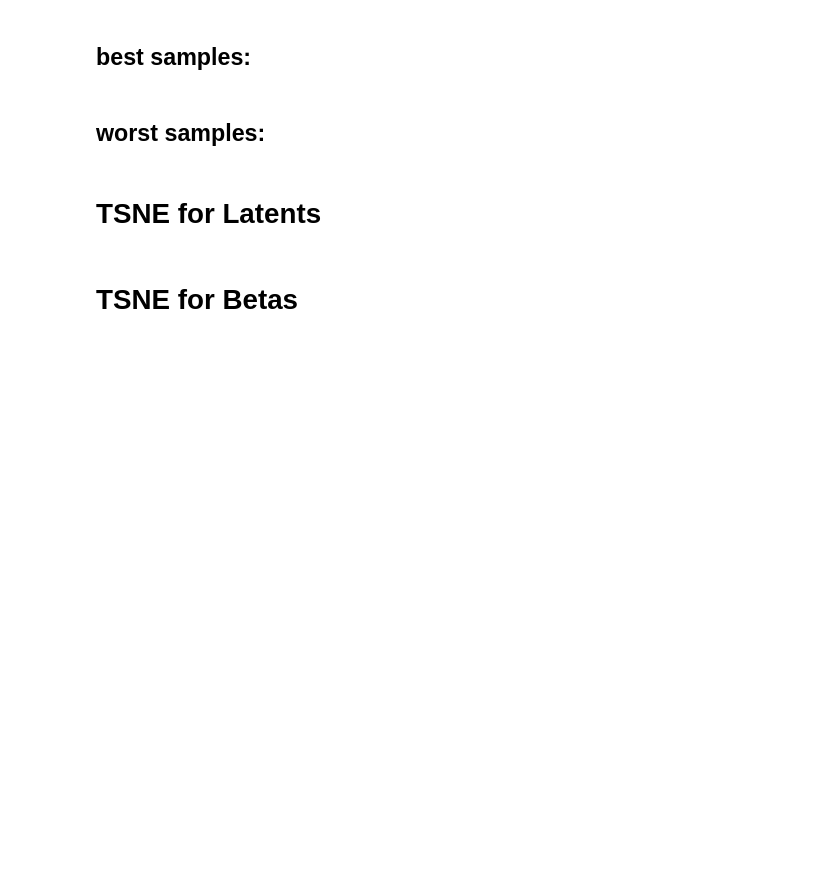
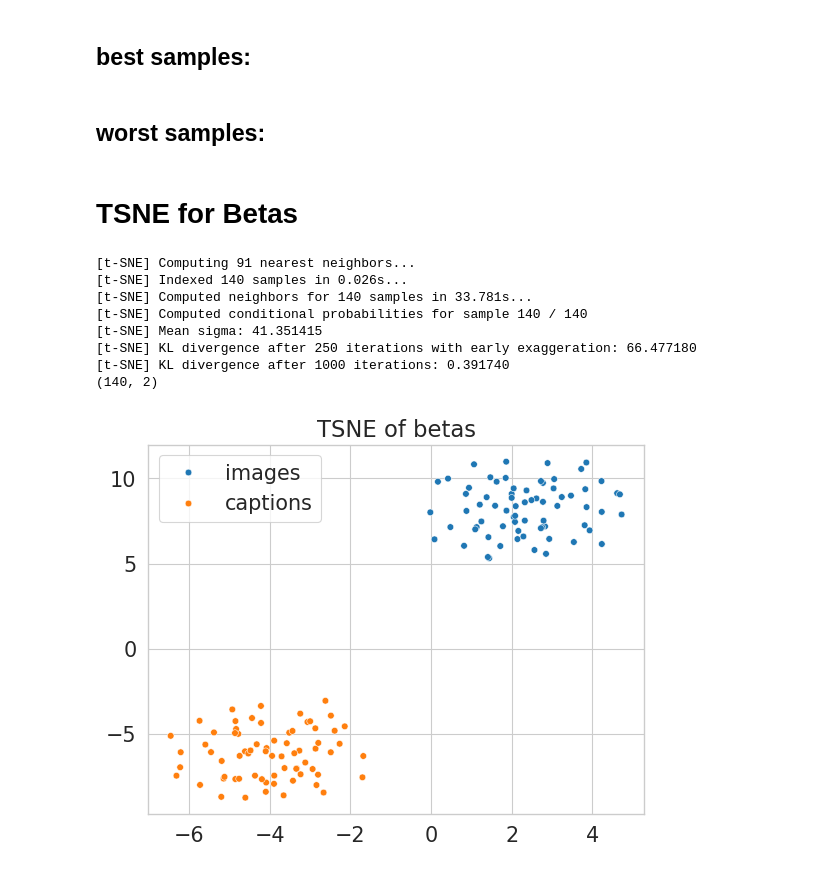
Before and after one commit to mitjanikolaus/multimodal_decoding, a Jupyter notebook: notebooks/analysis_imagery.ipynb, the cells around one changed output. Drawn from its saved outputs; the diff is of its cells as text; code cells hidden in the pictures; blank space fills up the shorter version.

```diff
--- a/notebooks/analysis_imagery.ipynb
+++ b/notebooks/analysis_imagery.ipynb
@@ -1288,4 +1288,4 @@ else:
     out_file_name = f"{IMAGERY}_weak_{TRAINING_MODE}_decoder_averaged_worst.png"
 acc = analysis_ranking(all_preds_avgd, stim_ids_imagery, candidate_latents, candidate_latent_ids, subj, SPLIT_IMAGERY_WEAK, N_SAMPLES, N_NEIGHBORS, out_file_name=out_file_name, hspace=0.5, wspace=0.01, subsample='worst')
 # %% [markdown]
-# TSNE for Latents
+# TSNE for Betas
@@ -1324 +1338,39 @@ acc = analysis_ranking(all_preds_avgd, stim_ids_imagery, candidate_latents, cand
+# %%
+def plot_betas_tsne(betas_imgs, betas_caps, title):
+    both = np.concatenate((betas_imgs, betas_caps))
+    tsne = TSNE(n_components=2, learning_rate='auto', verbose=1, n_jobs=10, n_iter=1000)
+    X_embedded = tsne.fit_transform(both)
+
+    print(X_embedded.shape)
+    assert X_embedded.shape[1] == 2
+    hue = ['images'] * len(betas_imgs) + ['captions'] * len(betas_caps)
+    # alpha = [1] * len(test_betas) + [0.3] * len(train_betas_subset)
+
+    # plt.figure(figsize=(20, 12))
+    sns.scatterplot(
+        x = X_embedded[:, 0], y = X_embedded[:, 1],
+        hue = hue,
+        # alpha = alpha
+    )
+    plt.title(title)
+    plt.savefig(os.path.join(RESULTS_DIR, f"tsne_betas_{SUBJECT}.png"), bbox_inches='tight', pad_inches=0, dpi=300)
+
+
+betas_images_subsample_standardized = betas_images_standardized[:100]
+betas_captions_subsample_standardized = betas_captions_standardized[:100]
+plot_betas_tsne(betas_images_subsample_standardized, betas_captions_subsample_standardized, "TSNE of betas")
+
+# betas_images_subsample = betas_images[:100]
+# betas_captions_subsample = betas_captions[:100]
+# plot_betas_tsne(betas_images_subsample, betas_captions_subsample, title="TSNE of betas (not standardized)")
+# %% [output]
+[t-SNE] Computing 91 nearest neighbors...
+[t-SNE] Indexed 140 samples in 0.026s...
+[t-SNE] Computed neighbors for 140 samples in 33.781s...
+[t-SNE] Computed conditional probabilities for sample 140 / 140
+[t-SNE] Mean sigma: 41.351415
+[t-SNE] KL divergence after 250 iterations with early exaggeration: 66.477180
+[t-SNE] KL divergence after 1000 iterations: 0.391740
+(140, 2)
+[figure, added]
 # %%
@@ -1398,5 +1441,3 @@ acc = analysis_ranking(all_preds_avgd, stim_ids_imagery, candidate_latents, cand
 # pred_latents_standardized = StandardScaler().fit_transform(results['predictions'])
 # imagery_pred_latents_standardized = StandardScaler().fit_transform(results['imagery_predictions'])
 # plot_latents_tsne(train_latents, results['latents'], pred_latents_standardized, imagery_pred_latents_standardized, "standardized")
-# %% [markdown]
-# TSNE for Betas
```
Also changed, not shown: parts of 6 cells of this notebook.
